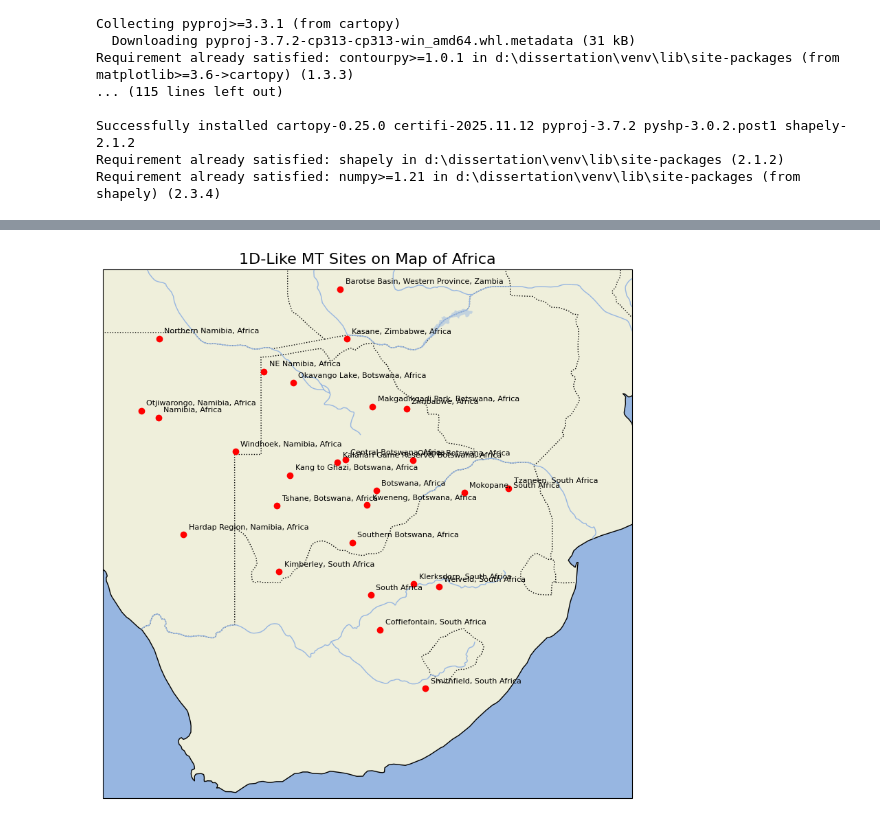
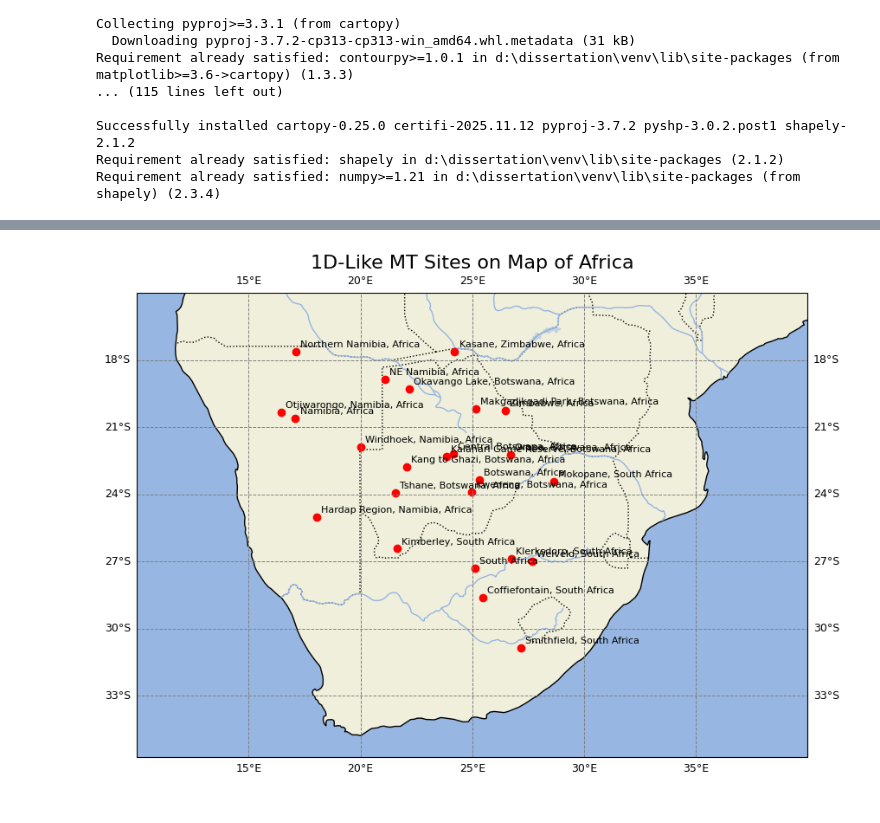
Before and after one commit to Shailo2002/Dissertation, a Jupyter notebook: 1d_data_checkup/code.ipynb, the cells around one changed output, grey strips where cells are left out. Drawn from its saved outputs; the diff is of its cells as text; code cells hidden in the pictures.

```diff
--- a/1d_data_checkup/code.ipynb
+++ b/1d_data_checkup/code.ipynb
@@ -137,7 +137,7 @@ site_summary = (
 )
 
 
-site_summary["Is1D_like"] = site_summary["MeanSkew"] < 10
+site_summary["Is1D_like"] = site_summary["MeanSkew"] < 0.2
 
 # sort best (lowest skew) to worst (highest skew)
 site_summary = site_summary.sort_values("MeanSkew", ascending=True).reset_index(drop=True)
@@ -289,13 +289,8 @@ import cartopy.feature as cfeature
 # EXTRACT LAT / LONG FROM EACH EDI FILE
 # ----------------------------------------------------
 def extract_lat_lon(edi_path):
-    """
-    Reads LAT and LONG fields from HEAD section of EDI file.
-    Converts DMS format (e.g., -17:22:58.10) to decimal degrees.
-    """
 
     def dms_to_dd(dms):
-        # Example: "-17:22:58.10"
         try:
             sign = -1 if dms.strip().startswith("-") else 1
             parts = dms.replace("-", "").split(":")
@@ -309,17 +304,15 @@ def extract_lat_lon(edi_path):
     with open(edi_path, "r", errors="ignore") as f:
         for line in f:
             if line.strip().startswith("LAT="):
-                lat_str = line.split("=")[1].strip()
-                lat = dms_to_dd(lat_str)
+                lat = dms_to_dd(line.split("=")[1].strip())
             if line.strip().startswith("LONG="):
-                lon_str = line.split("=")[1].strip()
-                lon = dms_to_dd(lon_str)
+                lon = dms_to_dd(line.split("=")[1].strip())
 
     return lat, lon
 
 
 # ----------------------------------------------------
-# BUILD TABLE: site, filename, meanSkew, lat, lon
+# BUILD TABLE: site, file, skew, lat, lon
 # ----------------------------------------------------
 records_with_geo = []
 
@@ -331,7 +324,9 @@ for idx, row in df.iterrows():
     lat, lon = extract_lat_lon(path)
     records_with_geo.append((site, fname, row["MeanSkew"], lat, lon))
 
-geo_df = pd.DataFrame(records_with_geo, columns=["Site", "File", "MeanSkew", "Lat", "Lon"])
+geo_df = pd.DataFrame(records_with_geo,
+                      columns=["Site", "File", "MeanSkew", "Lat", "Lon"])
+
 
 # ----------------------------------------------------
 # GET ONLY 1D-LIKE SITES
@@ -340,7 +335,6 @@ good_sites = site_summary[site_summary["Is1D_like"] == True]["Site"].tolist()
 
 good_geo = geo_df[geo_df["Site"].isin(good_sites)]
 
-# Compute mean lat/lon per site
 good_site_locations = (
     good_geo.groupby("Site")[["Lat", "Lon"]]
     .mean()
@@ -352,13 +346,11 @@ print(good_site_locations)
 
 
 # ----------------------------------------------------
-# PLOT ON MAP OF AFRICA
+# PLOT MAP
 # ----------------------------------------------------
 plt.figure(figsize=(10, 10))
-
 ax = plt.axes(projection=ccrs.PlateCarree())
-ax.set_extent([15, 35, -35, -15])
-
+ax.set_extent([10, 40, -35, -15])   # Southern Africa
 
 ax.add_feature(cfeature.LAND)
 ax.add_feature(cfeature.OCEAN)
@@ -367,10 +359,33 @@ ax.add_feature(cfeature.COASTLINE)
 ax.add_feature(cfeature.LAKES, alpha=0.5)
 ax.add_feature(cfeature.RIVERS)
 
-# Plot each site
+# ----------------------------------------------------
+# PLOT SITES
+# ----------------------------------------------------
 for _, row in good_site_locations.iterrows():
-    plt.plot(row["Lon"], row["Lat"], 'ro', markersize=6, transform=ccrs.PlateCarree())
-    plt.text(row["Lon"] + 0.2, row["Lat"] + 0.2, row["Site"], transform=ccrs.PlateCarree(), fontsize=8)
+    ax.plot(row["Lon"], row["Lat"],
+            'ro', markersize=6,
+            transform=ccrs.PlateCarree())
+    ax.text(row["Lon"] + 0.2, row["Lat"] + 0.2,
+            row["Site"], fontsize=8,
+            transform=ccrs.PlateCarree())
+
+
+# ----------------------------------------------------
+# LAT-LON GRIDLINES
+# ----------------------------------------------------
+gl = ax.gridlines(draw_labels=True,
+                  linewidth=0.7,
+                  linestyle='--',
+                  color='gray')
+
+gl.top_labels = True
+gl.bottom_labels = True
+gl.left_labels = True
+gl.right_labels = True
+
+gl.xlabel_style = {'size': 9}
+gl.ylabel_style = {'size': 9}
 
 plt.title("1D-Like MT Sites on Map of Africa", fontsize=16)
 plt.show()
@@ -395,4 +410,4 @@ plt.show()
-[figure, old version]
+[figure, new version]
 # %%
 import numpy as np
 import matplotlib.pyplot as plt
```
Also changed, not shown: parts of 6 cells of this notebook, 4 other files.
